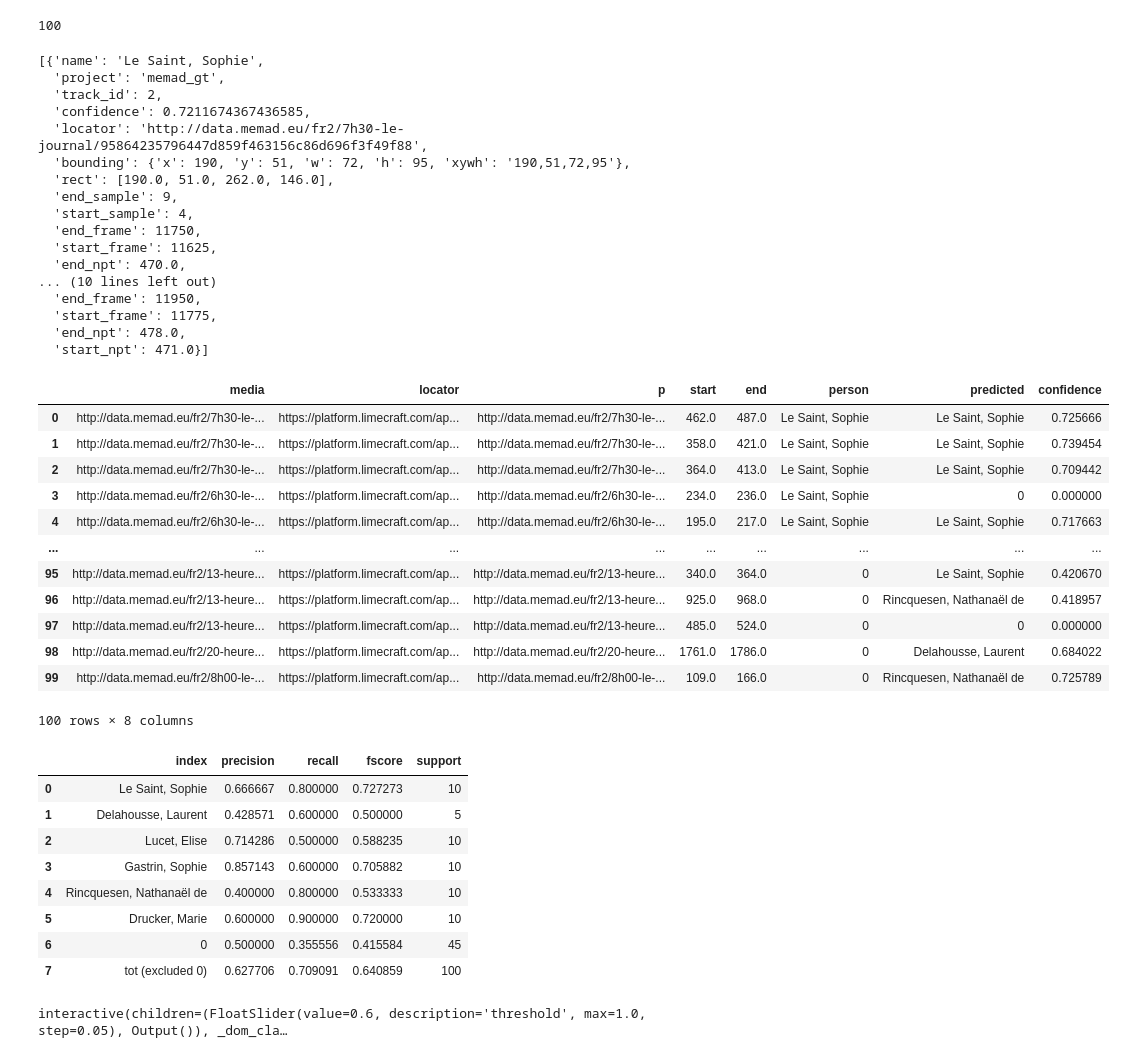
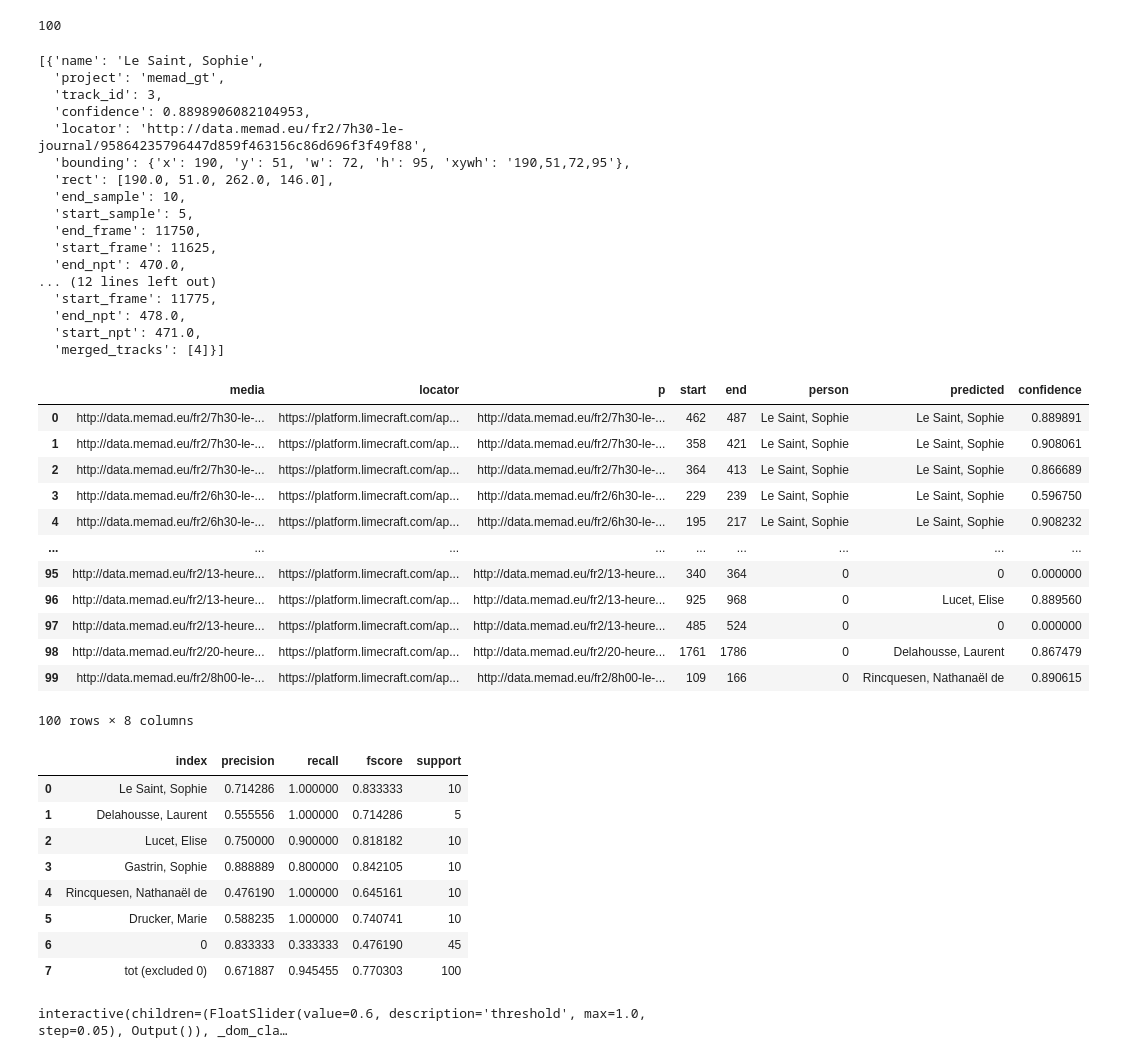
Before and after one commit to D2KLab/FaceRec, a Jupyter notebook: evaluation/ground_truth_memad.ipynb, the cells around one changed output. Saved outputs shown, nothing was run; the diff lists cells and outputs as text; code cells hidden in the pictures.

```diff
--- a/evaluation/ground_truth_memad.ipynb
+++ b/evaluation/ground_truth_memad.ipynb
@@ -432,4 +432,6 @@ np.unique(df_dataset['p'].value_counts().to_list(), return_counts=True)
 # %% [output]
 (array([1, 2]), array([90,  5]))
 # %%
-df_dataset.to_csv('dataset_memad.csv', index=False)
+# df_dataset.to_csv('dataset_memad.csv', index=False)
+df_dataset = pd.read_csv('dataset_memad.csv')
+df_dataset
@@ -436,7 +452,7 @@ df_dataset.to_csv('dataset_memad.csv', index=False)
 # %%
 import json
 
-with open('results_memad_gt.json', 'r') as f:
+with open('../results_memad_gt2.json', 'r') as f:
     results = json.load(f)
 len(results)
 # %% [output]
@@ -450,52 +466,55 @@ clusters[0]
 # %% [output]
 [{'name': 'Le Saint, Sophie',
   'project': 'memad_gt',
-  'track_id': 2,
-  'confidence': 0.7211674367436585,
+  'track_id': 3,
+  'confidence': 0.8898906082104953,
   'locator': 'http://data.memad.eu/fr2/7h30-le-journal/95864235796447d859f463156c86d696f3f49f88',
   'bounding': {'x': 190, 'y': 51, 'w': 72, 'h': 95, 'xywh': '190,51,72,95'},
   'rect': [190.0, 51.0, 262.0, 146.0],
-  'end_sample': 9,
-  'start_sample': 4,
+  'end_sample': 10,
+  'start_sample': 5,
   'end_frame': 11750,
   'start_frame': 11625,
   'end_npt': 470.0,
-... (10 lines left out)
-  'end_frame': 11950,
+... (12 lines left out)
   'start_frame': 11775,
   'end_npt': 478.0,
-  'start_npt': 471.0}]
+  'start_npt': 471.0,
+  'merged_tracks': [4]}]
 # %%
 l = len(df_dataset)
 df_dataset['predicted'] = np.zeros(l)
 df_dataset['confidence'] = np.zeros(l)
 
 for i, x in df_dataset.iterrows():
     cur = clusters[i]
     start = x['start']
     end = x['end']
     b = np.arange(start, end)
     found = False
     for c in cur:
         a = np.arange(c['start_npt'], c['end_npt'])
         if len(np.intersect1d(a,b)) > 0:
             df_dataset.loc[i, 'predicted'] = c['name']
             df_dataset.loc[i, 'confidence'] = c['confidence']
+            if x['person'] == c['name']:
+                break
 
 df_dataset
+# .to_csv('dataset_memad_res.csv', index=False)
 # %% [output]
 |  | media | locator | p | start | end | person | predicted | confidence |
-| 0 | http://data.memad.eu/fr2/7h30-le-... | https://platform.limecraft.com/ap... | http://data.memad.eu/fr2/7h30-le-... | 462.0 | 487.0 | Le Saint, Sophie | Le Saint, Sophie | 0.725666 |
-| 1 | http://data.memad.eu/fr2/7h30-le-... | https://platform.limecraft.com/ap... | http://data.memad.eu/fr2/7h30-le-... | 358.0 | 421.0 | Le Saint, Sophie | Le Saint, Sophie | 0.739454 |
-| 2 | http://data.memad.eu/fr2/7h30-le-... | https://platform.limecraft.com/ap... | http://data.memad.eu/fr2/7h30-le-... | 364.0 | 413.0 | Le Saint, Sophie | Le Saint, Sophie | 0.709442 |
-| 3 | http://data.memad.eu/fr2/6h30-le-... | https://platform.limecraft.com/ap... | http://data.memad.eu/fr2/6h30-le-... | 234.0 | 236.0 | Le Saint, Sophie | 0 | 0.000000 |
-| 4 | http://data.memad.eu/fr2/6h30-le-... | https://platform.limecraft.com/ap... | http://data.memad.eu/fr2/6h30-le-... | 195.0 | 217.0 | Le Saint, Sophie | Le Saint, Sophie | 0.717663 |
+| 0 | http://data.memad.eu/fr2/7h30-le-... | https://platform.limecraft.com/ap... | http://data.memad.eu/fr2/7h30-le-... | 462 | 487 | Le Saint, Sophie | Le Saint, Sophie | 0.889891 |
+| 1 | http://data.memad.eu/fr2/7h30-le-... | https://platform.limecraft.com/ap... | http://data.memad.eu/fr2/7h30-le-... | 358 | 421 | Le Saint, Sophie | Le Saint, Sophie | 0.908061 |
+| 2 | http://data.memad.eu/fr2/7h30-le-... | https://platform.limecraft.com/ap... | http://data.memad.eu/fr2/7h30-le-... | 364 | 413 | Le Saint, Sophie | Le Saint, Sophie | 0.866689 |
+| 3 | http://data.memad.eu/fr2/6h30-le-... | https://platform.limecraft.com/ap... | http://data.memad.eu/fr2/6h30-le-... | 229 | 239 | Le Saint, Sophie | Le Saint, Sophie | 0.596750 |
+| 4 | http://data.memad.eu/fr2/6h30-le-... | https://platform.limecraft.com/ap... | http://data.memad.eu/fr2/6h30-le-... | 195 | 217 | Le Saint, Sophie | Le Saint, Sophie | 0.908232 |
 | ... | ... | ... | ... | ... | ... | ... | ... | ... |
-| 95 | http://data.memad.eu/fr2/13-heure... | https://platform.limecraft.com/ap... | http://data.memad.eu/fr2/13-heure... | 340.0 | 364.0 | 0 | Le Saint, Sophie | 0.420670 |
-| 96 | http://data.memad.eu/fr2/13-heure... | https://platform.limecraft.com/ap... | http://data.memad.eu/fr2/13-heure... | 925.0 | 968.0 | 0 | Rincquesen, Nathanaël de | 0.418957 |
-| 97 | http://data.memad.eu/fr2/13-heure... | https://platform.limecraft.com/ap... | http://data.memad.eu/fr2/13-heure... | 485.0 | 524.0 | 0 | 0 | 0.000000 |
-| 98 | http://data.memad.eu/fr2/20-heure... | https://platform.limecraft.com/ap... | http://data.memad.eu/fr2/20-heure... | 1761.0 | 1786.0 | 0 | Delahousse, Laurent | 0.684022 |
-| 99 | http://data.memad.eu/fr2/8h00-le-... | https://platform.limecraft.com/ap... | http://data.memad.eu/fr2/8h00-le-... | 109.0 | 166.0 | 0 | Rincquesen, Nathanaël de | 0.725789 |
+| 95 | http://data.memad.eu/fr2/13-heure... | https://platform.limecraft.com/ap... | http://data.memad.eu/fr2/13-heure... | 340 | 364 | 0 | 0 | 0.000000 |
+| 96 | http://data.memad.eu/fr2/13-heure... | https://platform.limecraft.com/ap... | http://data.memad.eu/fr2/13-heure... | 925 | 968 | 0 | Lucet, Elise | 0.889560 |
+| 97 | http://data.memad.eu/fr2/13-heure... | https://platform.limecraft.com/ap... | http://data.memad.eu/fr2/13-heure... | 485 | 524 | 0 | 0 | 0.000000 |
+| 98 | http://data.memad.eu/fr2/20-heure... | https://platform.limecraft.com/ap... | http://data.memad.eu/fr2/20-heure... | 1761 | 1786 | 0 | Delahousse, Laurent | 0.867479 |
+| 99 | http://data.memad.eu/fr2/8h00-le-... | https://platform.limecraft.com/ap... | http://data.memad.eu/fr2/8h00-le-... | 109 | 166 | 0 | Rincquesen, Nathanaël de | 0.890615 |
 100 rows × 8 columns
 # %%
 from sklearn.metrics import precision_recall_fscore_support as score
@@ -532,14 +551,14 @@ def show_metrics(threshold=0.5):
 show_metrics()
 # %% [output]
 |  | index | precision | recall | fscore | support |
-| 0 | Le Saint, Sophie | 0.666667 | 0.800000 | 0.727273 | 10 |
-| 1 | Delahousse, Laurent | 0.428571 | 0.600000 | 0.500000 | 5 |
-| 2 | Lucet, Elise | 0.714286 | 0.500000 | 0.588235 | 10 |
-| 3 | Gastrin, Sophie | 0.857143 | 0.600000 | 0.705882 | 10 |
-| 4 | Rincquesen, Nathanaël de | 0.400000 | 0.800000 | 0.533333 | 10 |
-| 5 | Drucker, Marie | 0.600000 | 0.900000 | 0.720000 | 10 |
-| 6 | 0 | 0.500000 | 0.355556 | 0.415584 | 45 |
-| 7 | tot (excluded 0) | 0.627706 | 0.709091 | 0.640859 | 100 |
+| 0 | Le Saint, Sophie | 0.714286 | 1.000000 | 0.833333 | 10 |
+| 1 | Delahousse, Laurent | 0.555556 | 1.000000 | 0.714286 | 5 |
+| 2 | Lucet, Elise | 0.750000 | 0.900000 | 0.818182 | 10 |
+| 3 | Gastrin, Sophie | 0.888889 | 0.800000 | 0.842105 | 10 |
+| 4 | Rincquesen, Nathanaël de | 0.476190 | 1.000000 | 0.645161 | 10 |
+| 5 | Drucker, Marie | 0.588235 | 1.000000 | 0.740741 | 10 |
+| 6 | 0 | 0.833333 | 0.333333 | 0.476190 | 45 |
+| 7 | tot (excluded 0) | 0.671887 | 0.945455 | 0.770303 | 100 |
 # %%
 from __future__ import print_function
 from ipywidgets import interact, interactive, fixed, interact_manual
```
Also changed, not shown: parts of 2 cells of this notebook, 16 other files.
